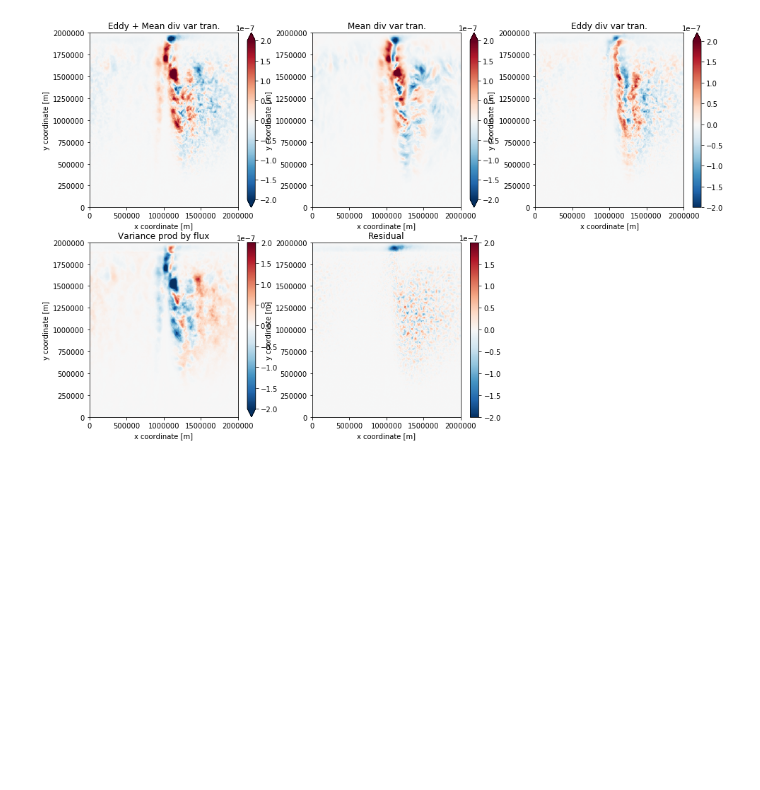
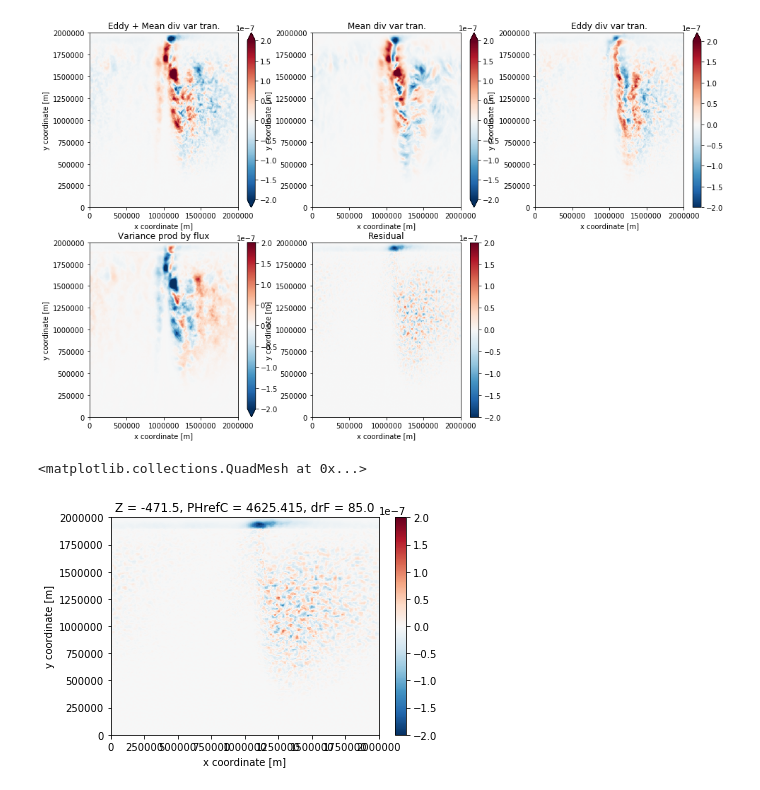
Before and after one commit to ocean-transport/3D_tracer_inversion, a Jupyter notebook: Channel_3day_out/variance_budgets.ipynb, the cells around one changed output. Saved outputs shown, nothing was run; the diff lists cells and outputs as text; code cells hidden in the pictures; blank space fills up the shorter version.

```diff
--- a/Channel_3day_out/variance_budgets.ipynb
+++ b/Channel_3day_out/variance_budgets.ipynb
@@ -130,3 +184,8 @@ plt.tight_layout
 # %% [output]
 <function matplotlib.pyplot.tight_layout(pad=1.08, h_pad=None, w_pad=None, rect=None)>
 [figure]
+# %%
+residual.sel(Z=-500, method='nearest').plot(vmin=-2e-7)
+# %% [output]
+<matplotlib.collections.QuadMesh at 0x...>
+[figure, added]
```
Also changed, not shown: parts of 3 cells of this notebook, 2 other files.
